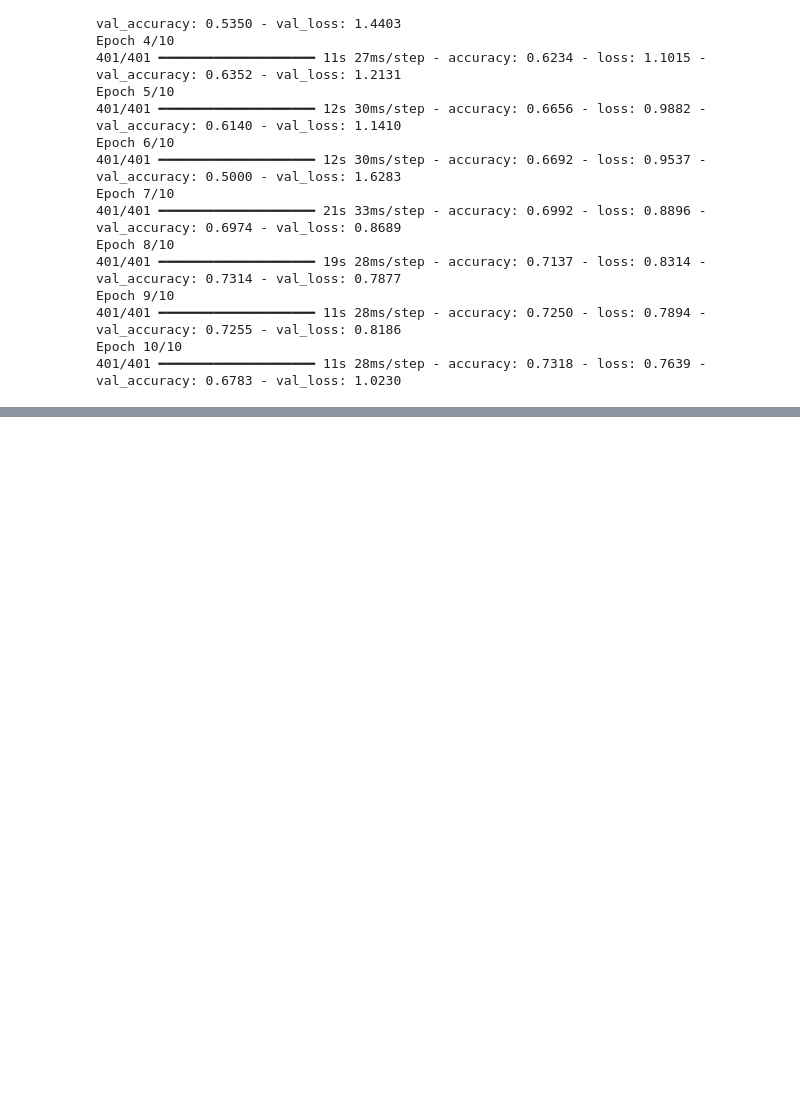
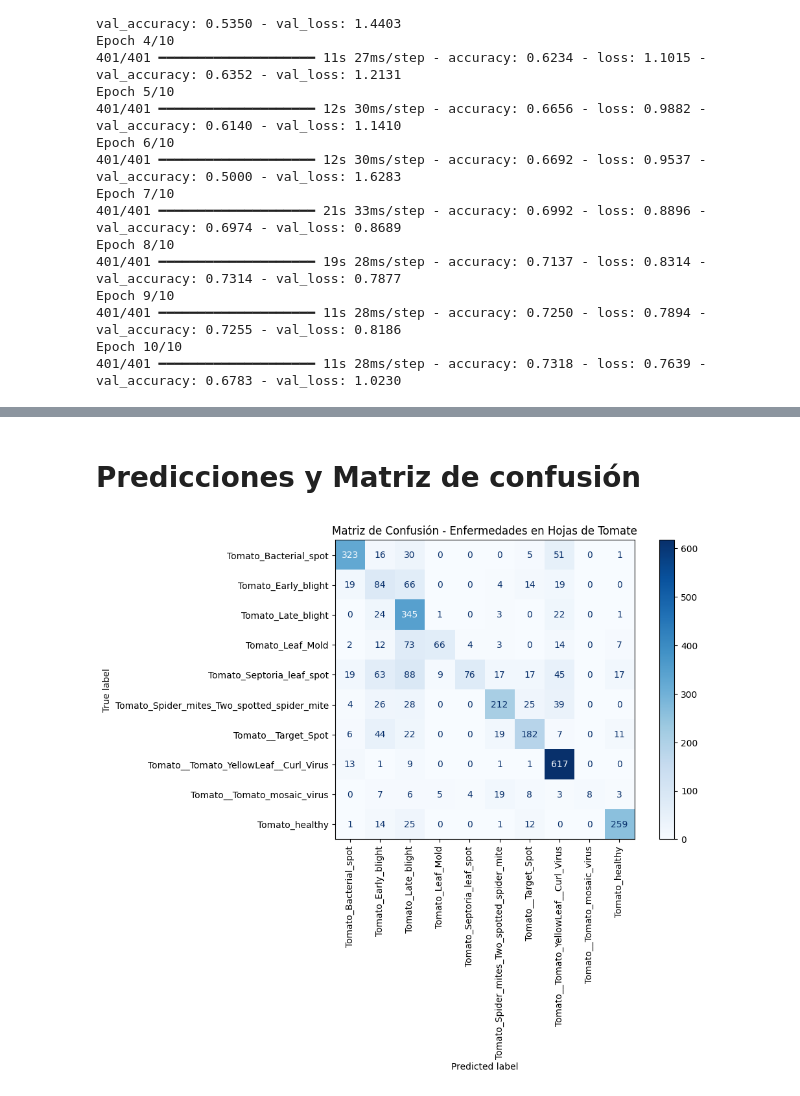
Before and after one commit to AngeLDurand/Plant_Village_Visual, a Jupyter notebook: notebooks/Plant_Village.ipynb, the cells around one changed output, grey strips where cells are left out. Saved outputs shown, nothing was run; the diff lists cells and outputs as text; code cells hidden in the pictures; blank space fills up the shorter version.

```diff
--- a/notebooks/Plant_Village.ipynb
+++ b/notebooks/Plant_Village.ipynb
@@ -180,0 +209,28 @@ Epoch 10/10
+# %% [markdown]
+# Predicciones y Matriz de confusión
+# %%
+import numpy as np
+from sklearn.metrics import confusion_matrix, ConfusionMatrixDisplay
+import matplotlib.pyplot as plt
+
+# recolectar etiquetas reales y predicciones del conjunto de validacion
+y_true = []
+y_pred = []
+
+for imagenes, etiquetas in datos_validacion:
+    predicciones = modelo.predict(imagenes, verbose=0)
+    y_pred.extend(np.argmax(predicciones, axis=1))
+    y_true.extend(np.argmax(etiquetas.numpy(), axis=1))
+
+y_true = np.array(y_true)
+y_pred = np.array(y_pred)
+
+# generar y graficar la matriz de confusion con los nombres de las clases de tomate
+cm = confusion_matrix(y_true, y_pred)
+plt.figure(figsize=(10, 6))
+disp = ConfusionMatrixDisplay(confusion_matrix=cm, display_labels=nombres_clases)
+disp.plot(cmap=plt.cm.Blues, xticks_rotation='vertical', ax=plt.gca())
+plt.title("Matriz de Confusión - Enfermedades en Hojas de Tomate")
+plt.show()
+# %% [output]
+[figure, added]
```
Also changed, not shown: parts of 8 cells of this notebook.
